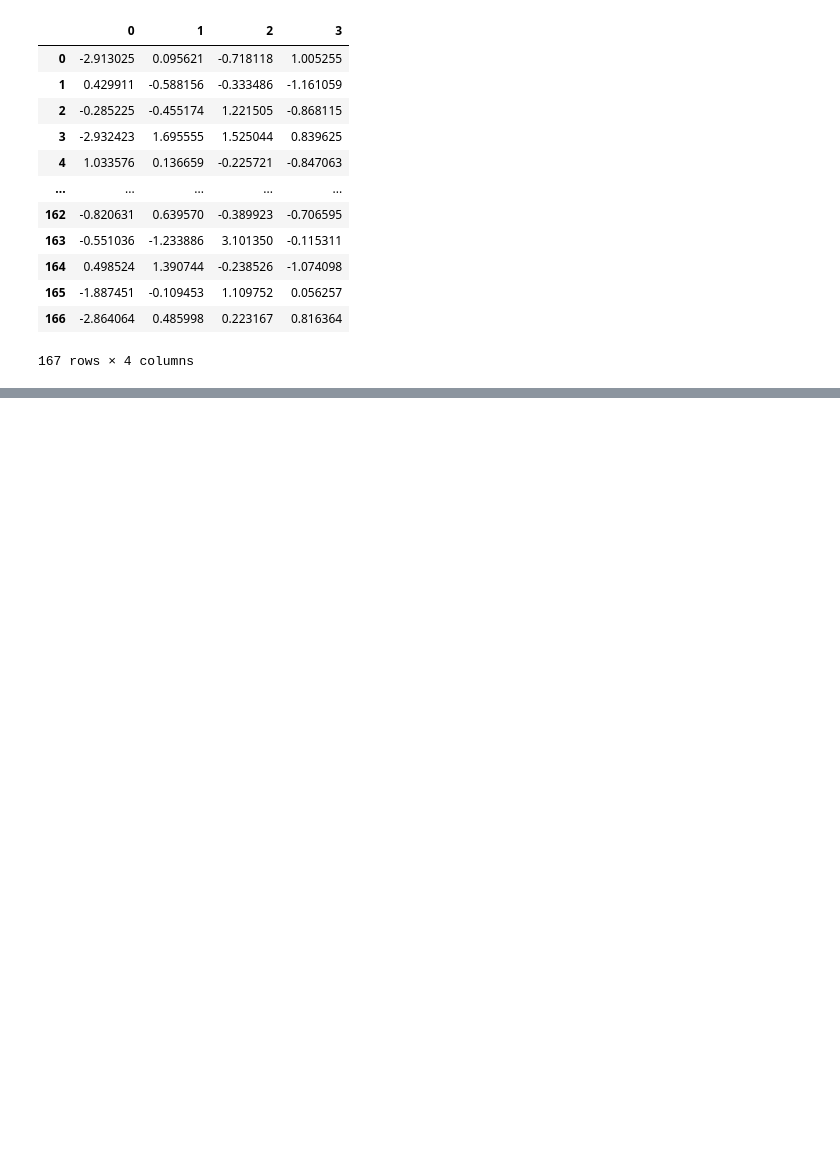
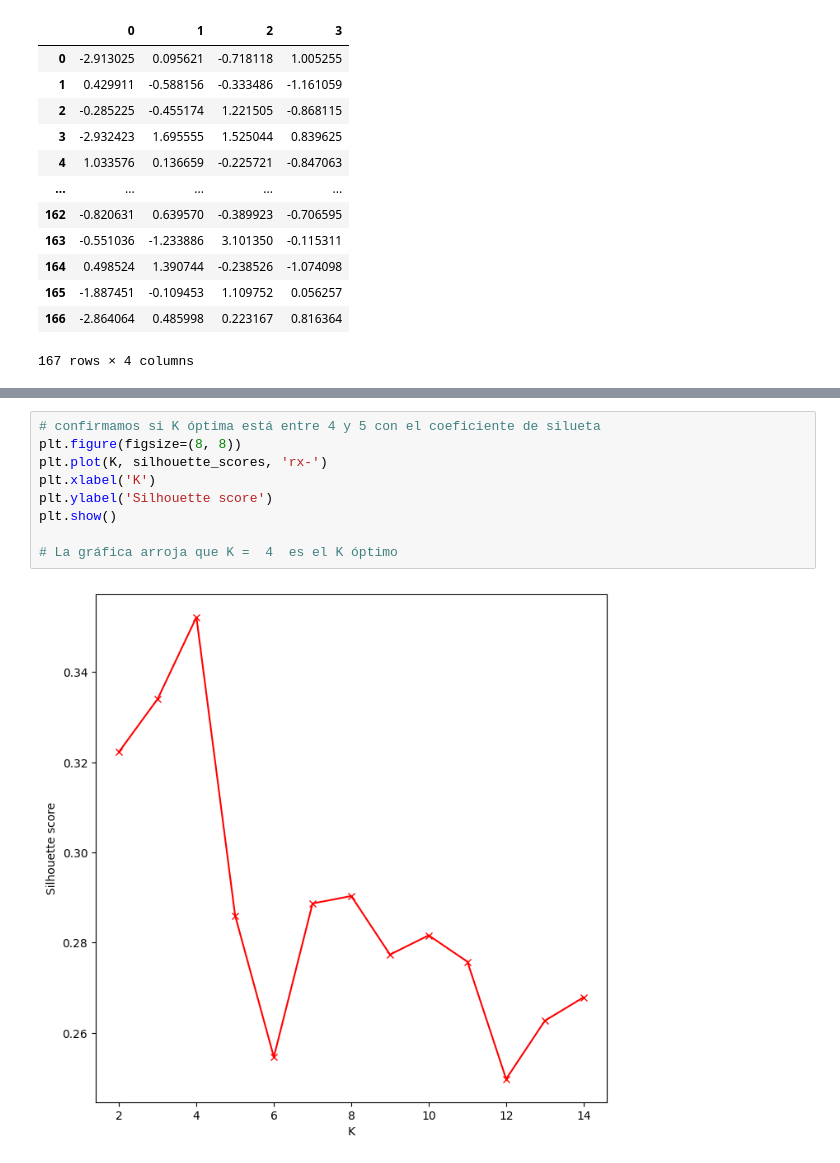
Before and after one commit to electrojam/Curso-de-Clustering-con-Python-y-scikit-learn, a Jupyter notebook: proyecto_countries_clustering.ipynb, the cells around one changed output, grey strips where cells are left out. Saved outputs shown, nothing was run; the diff lists cells and outputs as text; blank space fills up the shorter version.

```diff
--- a/proyecto_countries_clustering.ipynb
+++ b/proyecto_countries_clustering.ipynb
@@ -220,0 +253,11 @@ pca_data_standar
+# %%
+# confirmamos si K óptima está entre 4 y 5 con el coeficiente de silueta
+plt.figure(figsize=(8, 8))
+plt.plot(K, silhouette_scores, 'rx-')
+plt.xlabel('K')
+plt.ylabel('Silhouette score')
+plt.show()
+
+# La gráfica arroja que K =  4  es el K óptimo
+# %% [output]
+[figure, added]
```
Also changed, not shown: parts of 12 cells of this notebook.
